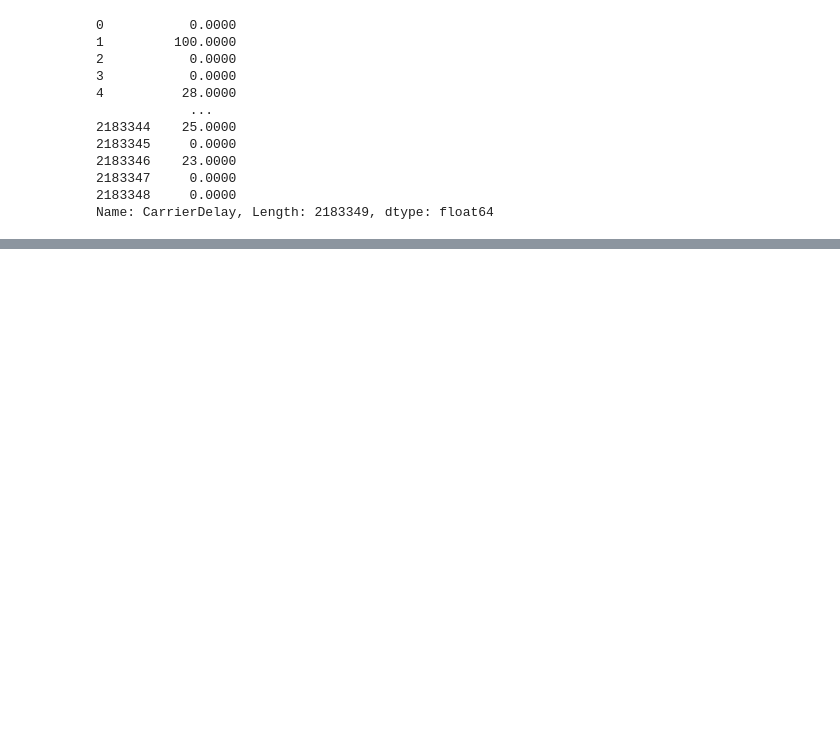
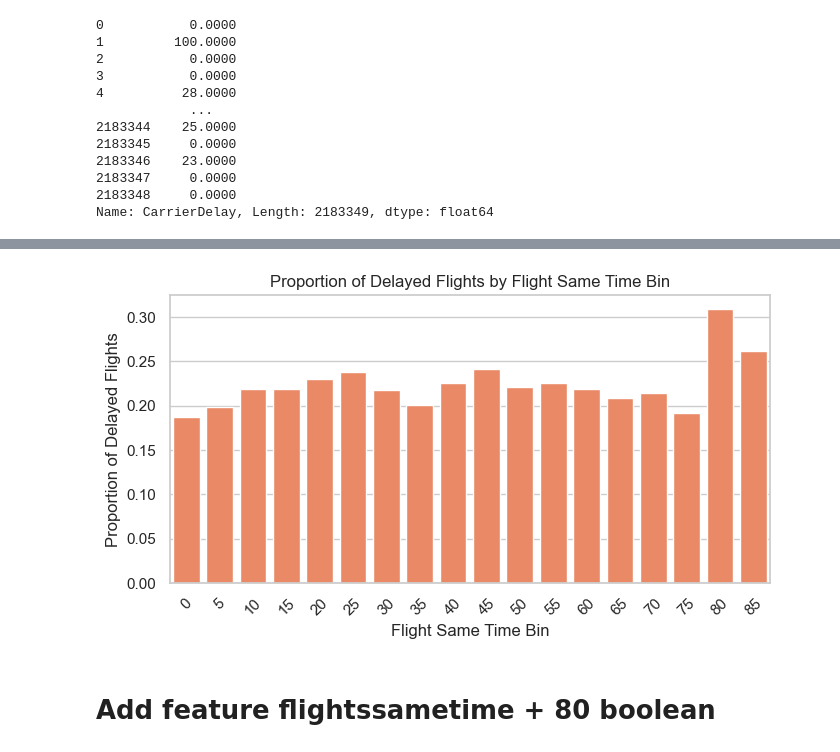
Before and after one commit to martinpimentel/flight-delay-predictions, a Jupyter notebook: EDA.ipynb, the cells around one changed output, grey strips where cells are left out. Drawn from its saved outputs; the diff is of its cells as text; code cells hidden in the pictures; blank space fills up the shorter version.

```diff
--- a/EDA.ipynb
+++ b/EDA.ipynb
@@ -504,0 +536,15 @@ plt.show()
+# %%
+bin_width = 5
+
+max_same_time = df['FlightsSameTime'].max()
+num_bins = int(np.ceil(max_same_time / bin_width))
+
+bins = np.arange(0, (num_bins + 1) * bin_width, bin_width)
+
+df['FlightsSameTimeBin'] = pd.cut(df['FlightsSameTime'], bins=bins, labels=bins[:-1])
+
+bin_proportions = df.groupby('FlightsSameTimeBin')['DepDel15'].mean().reset_index()
+
+bin_proportions.columns = ['FlightsSameTimeBin', 'ProportionDelayed']
+
+print(bin_proportions)
@@ -504,0 +571,13 @@ plt.show()
+# %%
+plt.figure(figsize=(7, 4))
+sns.barplot(data=bin_proportions, x='FlightsSameTimeBin', y='ProportionDelayed', color='coral')
+plt.xlabel("Flight Same Time Bin")
+plt.ylabel("Proportion of Delayed Flights")
+plt.title("Proportion of Delayed Flights by Flight Same Time Bin")
+plt.xticks(rotation=45)
+plt.tight_layout()
+plt.show()
+# %% [output]
+[figure, added]
+# %% [markdown]
+# Add feature flightssametime + 80 boolean
```
Also changed, not shown: parts of 23 cells of this notebook.
